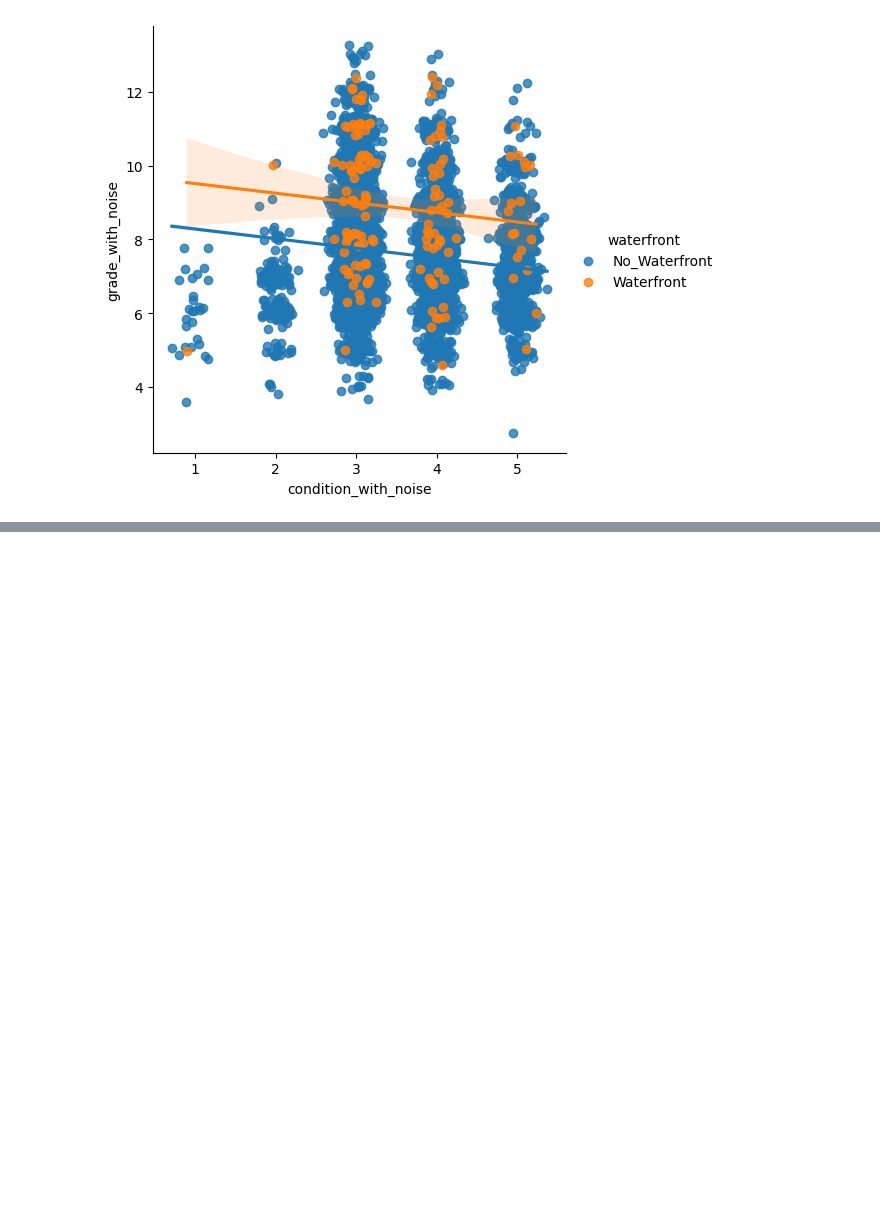
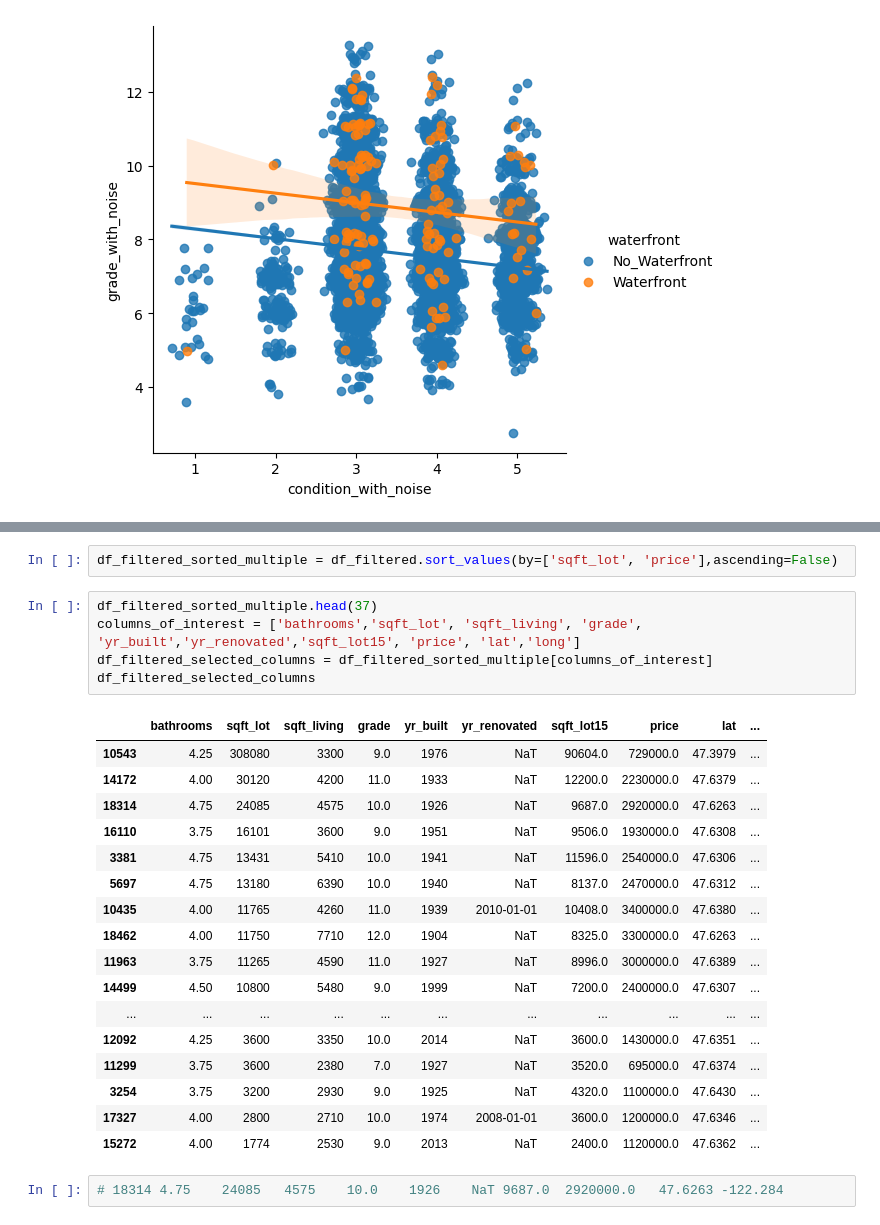
Before and after one commit to pianobacki/Housing_Sales_KingsCounty, a Jupyter notebook: data_overview.ipynb, the cells around one changed output, grey strips where cells are left out. Drawn from its saved outputs; the diff is of its cells as text; blank space fills up the shorter version.

```diff
--- a/data_overview.ipynb
+++ b/data_overview.ipynb
@@ -288,0 +329,27 @@ df.shape[0]
+# %%
+df_filtered_sorted_multiple = df_filtered.sort_values(by=['sqft_lot', 'price'],ascending=False)
+# %%
+df_filtered_sorted_multiple.head(37)
+columns_of_interest = ['bathrooms','sqft_lot', 'sqft_living', 'grade', 'yr_built','yr_renovated','sqft_lot15', 'price', 'lat','long']
+df_filtered_selected_columns = df_filtered_sorted_multiple[columns_of_interest]
+df_filtered_selected_columns
+# %% [output]
+|  | bathrooms | sqft_lot | sqft_living | grade | yr_built | yr_renovated | sqft_lot15 | price | lat | ... |
+| 10543 | 4.25 | 308080 | 3300 | 9.0 | 1976 | NaT | 90604.0 | 729000.0 | 47.3979 | ... |
+| 14172 | 4.00 | 30120 | 4200 | 11.0 | 1933 | NaT | 12200.0 | 2230000.0 | 47.6379 | ... |
+| 18314 | 4.75 | 24085 | 4575 | 10.0 | 1926 | NaT | 9687.0 | 2920000.0 | 47.6263 | ... |
+| 16110 | 3.75 | 16101 | 3600 | 9.0 | 1951 | NaT | 9506.0 | 1930000.0 | 47.6308 | ... |
+| 3381 | 4.75 | 13431 | 5410 | 10.0 | 1941 | NaT | 11596.0 | 2540000.0 | 47.6306 | ... |
+| 5697 | 4.75 | 13180 | 6390 | 10.0 | 1940 | NaT | 8137.0 | 2470000.0 | 47.6312 | ... |
+| 10435 | 4.00 | 11765 | 4260 | 11.0 | 1939 | 2010-01-01 | 10408.0 | 3400000.0 | 47.6380 | ... |
+| 18462 | 4.00 | 11750 | 7710 | 12.0 | 1904 | NaT | 8325.0 | 3300000.0 | 47.6263 | ... |
+| 11963 | 3.75 | 11265 | 4590 | 11.0 | 1927 | NaT | 8996.0 | 3000000.0 | 47.6389 | ... |
+| 14499 | 4.50 | 10800 | 5480 | 9.0 | 1999 | NaT | 7200.0 | 2400000.0 | 47.6307 | ... |
+| ... | ... | ... | ... | ... | ... | ... | ... | ... | ... | ... |
+| 12092 | 4.25 | 3600 | 3350 | 10.0 | 2014 | NaT | 3600.0 | 1430000.0 | 47.6351 | ... |
+| 11299 | 3.75 | 3600 | 2380 | 7.0 | 1927 | NaT | 3520.0 | 695000.0 | 47.6374 | ... |
+| 3254 | 3.75 | 3200 | 2930 | 9.0 | 1925 | NaT | 4320.0 | 1100000.0 | 47.6430 | ... |
+| 17327 | 4.00 | 2800 | 2710 | 10.0 | 1974 | 2008-01-01 | 3600.0 | 1200000.0 | 47.6346 | ... |
+| 15272 | 4.00 | 1774 | 2530 | 9.0 | 2013 | NaT | 2400.0 | 1120000.0 | 47.6362 | ... |
+# %%
+# 18314	4.75	24085	4575	10.0	1926	NaT	9687.0	2920000.0	47.6263	-122.284
```
Also changed, not shown: parts of 7 cells of this notebook.
